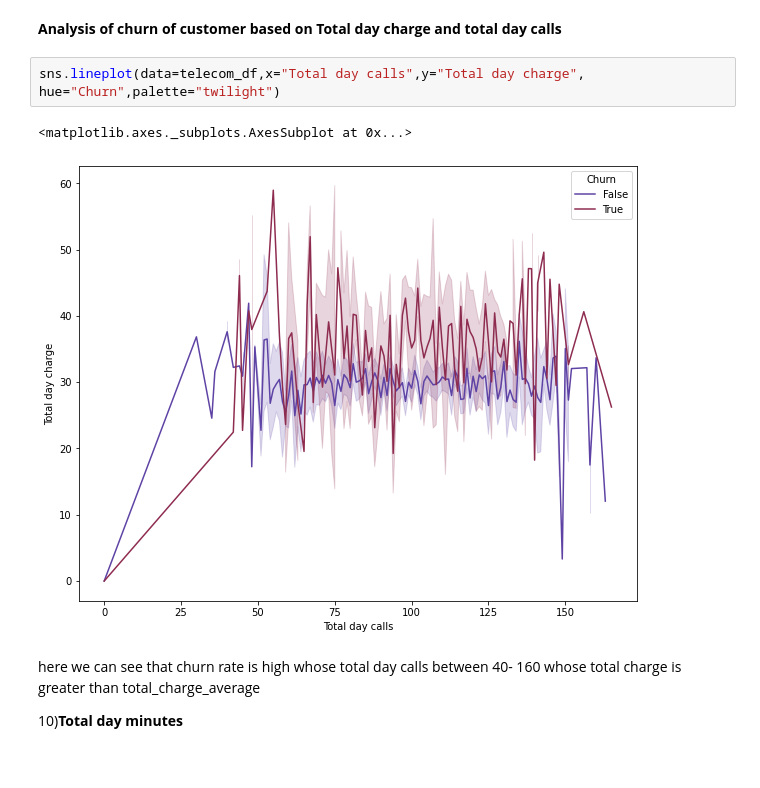
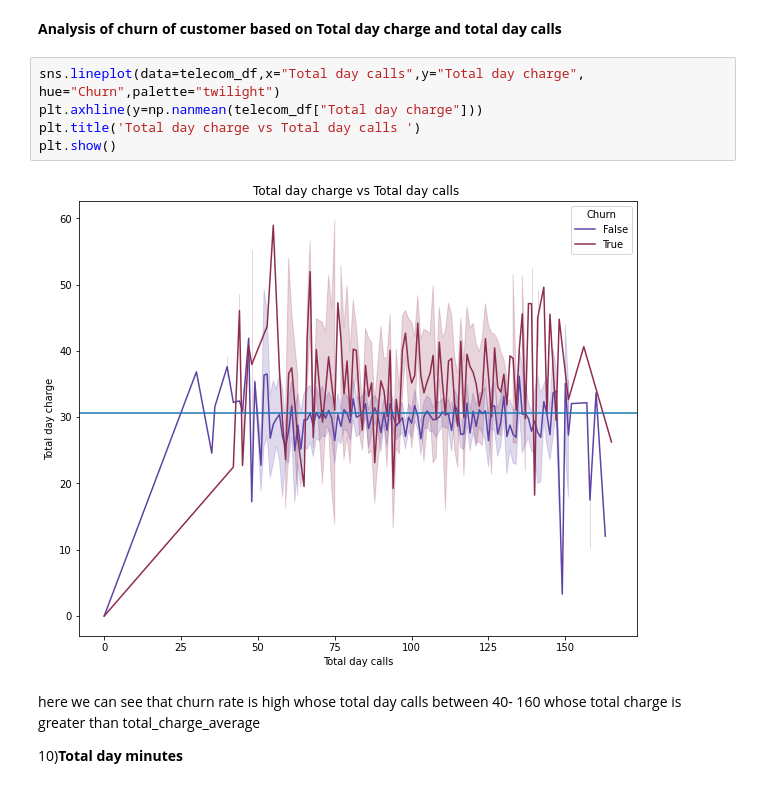
Before and after one commit to pavi-1994/telecom_churn_analysis, a Jupyter notebook: Telecom_Churn_Analysis_Capstone_Project.ipynb, the cells around one changed output. Saved outputs shown, nothing was run; the diff lists cells and outputs as text.

```diff
--- a/Telecom_Churn_Analysis_Capstone_Project.ipynb
+++ b/Telecom_Churn_Analysis_Capstone_Project.ipynb
@@ -469,9 +529,11 @@ total_charge_average
 **Analysis of churn of customer based on Total day charge and total day calls**
 # %%
 sns.lineplot(data=telecom_df,x="Total day calls",y="Total day charge", hue="Churn",palette="twilight")
+plt.axhline(y=np.nanmean(telecom_df["Total day charge"]))
+plt.title('Total day charge vs Total day calls ')
+plt.show()
 # %% [output]
-<matplotlib.axes._subplots.AxesSubplot at 0x...>
-[figure, old version]
+[figure, new version]
 # %% [markdown]
 here we can see that churn rate is high whose total day calls between 40- 160 whose total charge is greater than total_charge_average
 
```
Also changed, not shown: parts of 40 cells of this notebook.
